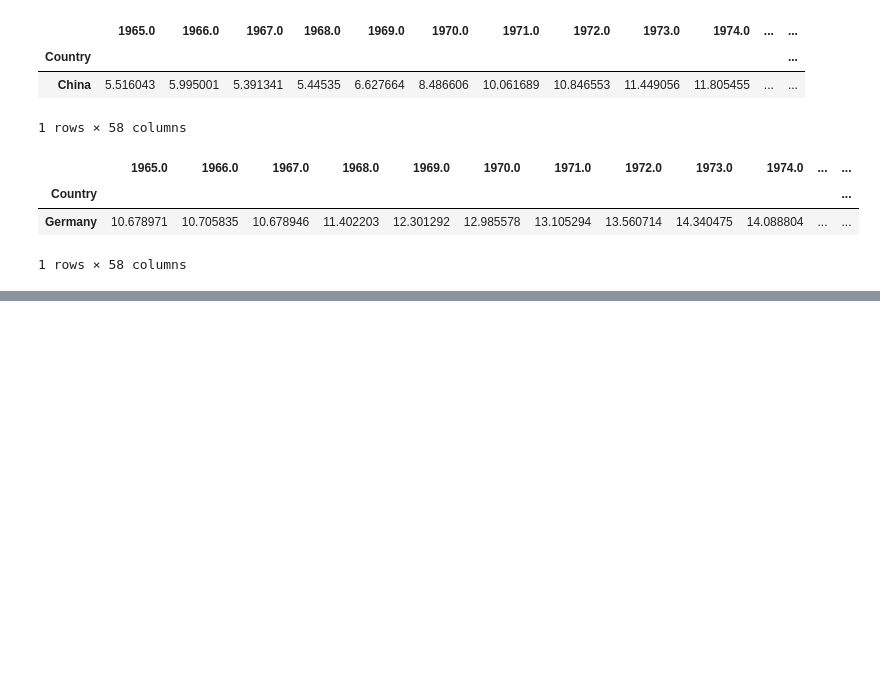
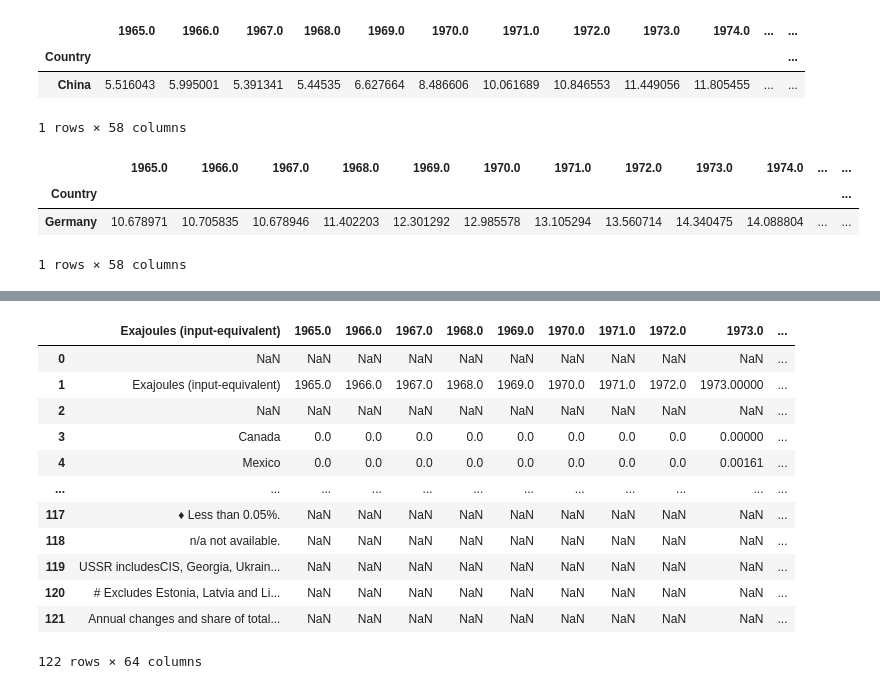
Before and after one commit to yuyhong23/ETL_Project, a Jupyter notebook: ETL_PROJECT.ipynb, the cells around one changed output, grey strips where cells are left out. Drawn from its saved outputs; the diff is of its cells as text; code cells hidden in the pictures; blank space fills up the shorter version.

```diff
--- a/ETL_PROJECT.ipynb
+++ b/ETL_PROJECT.ipynb
@@ -298,0 +339,20 @@ bp_ec_germany.head()
+# %%
+# Renaming the same name columns (2019) by creating specific name columns and duplicating the according data row
+bp_rc_countries ["2019_share"] = bp_rc_countries.iloc [:,58]
+bp_rc_countries ["2019_growth_rate_per_annum"] = bp_rc_countries.iloc [:,56]
+bp_rc_countries ["2019_year"] = bp_rc_countries.iloc[:,55]
+bp_rc_countries
+# %% [output]
+|  | Exajoules (input-equivalent) | 1965.0 | 1966.0 | 1967.0 | 1968.0 | 1969.0 | 1970.0 | 1971.0 | 1972.0 | 1973.0 | ... |
+| 0 | NaN | NaN | NaN | NaN | NaN | NaN | NaN | NaN | NaN | NaN | ... |
+| 1 | Exajoules (input-equivalent) | 1965.0 | 1966.0 | 1967.0 | 1968.0 | 1969.0 | 1970.0 | 1971.0 | 1972.0 | 1973.00000 | ... |
+| 2 | NaN | NaN | NaN | NaN | NaN | NaN | NaN | NaN | NaN | NaN | ... |
+| 3 | Canada | 0.0 | 0.0 | 0.0 | 0.0 | 0.0 | 0.0 | 0.0 | 0.0 | 0.00000 | ... |
+| 4 | Mexico | 0.0 | 0.0 | 0.0 | 0.0 | 0.0 | 0.0 | 0.0 | 0.0 | 0.00161 | ... |
+| ... | ... | ... | ... | ... | ... | ... | ... | ... | ... | ... | ... |
+| 117 | ♦ Less than 0.05%. | NaN | NaN | NaN | NaN | NaN | NaN | NaN | NaN | NaN | ... |
+| 118 | n/a not available. | NaN | NaN | NaN | NaN | NaN | NaN | NaN | NaN | NaN | ... |
+| 119 | USSR includesCIS, Georgia, Ukrain... | NaN | NaN | NaN | NaN | NaN | NaN | NaN | NaN | NaN | ... |
+| 120 | # Excludes Estonia, Latvia and Li... | NaN | NaN | NaN | NaN | NaN | NaN | NaN | NaN | NaN | ... |
+| 121 | Annual changes and share of total... | NaN | NaN | NaN | NaN | NaN | NaN | NaN | NaN | NaN | ... |
+122 rows × 64 columns
```
Also changed, not shown: parts of 14 cells of this notebook.
